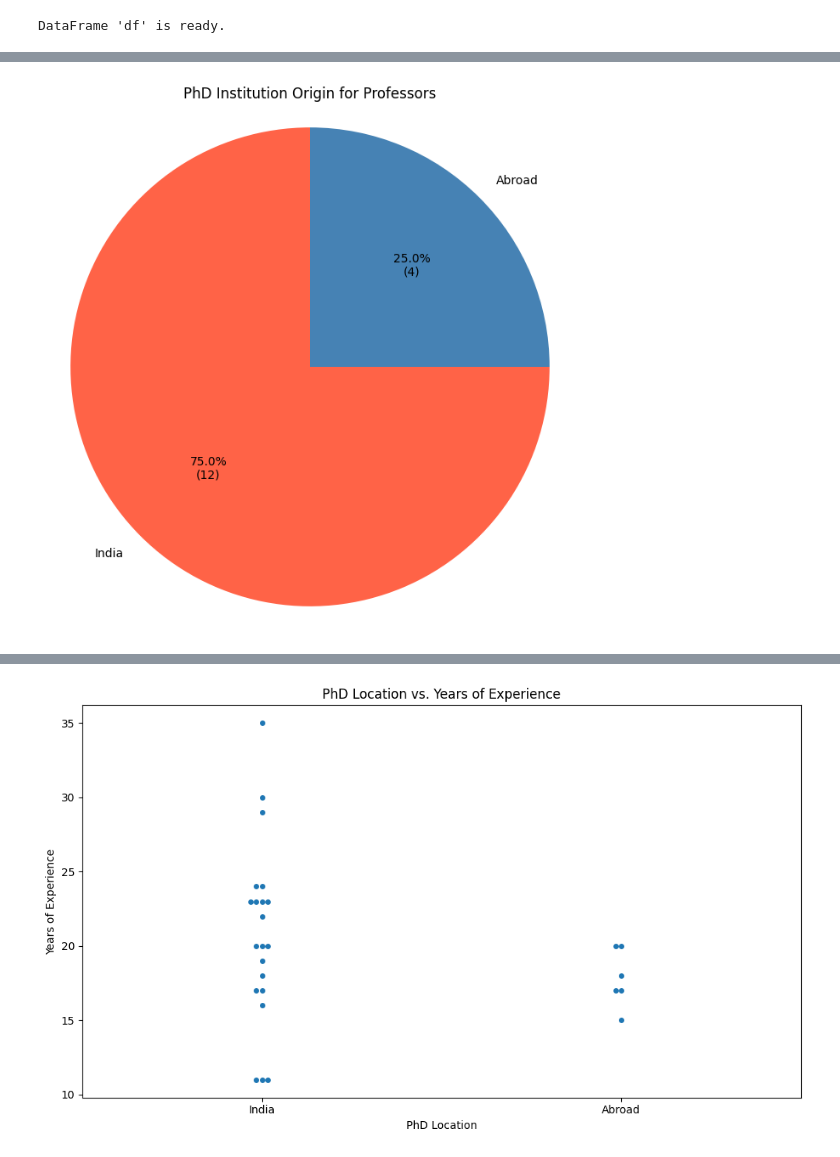
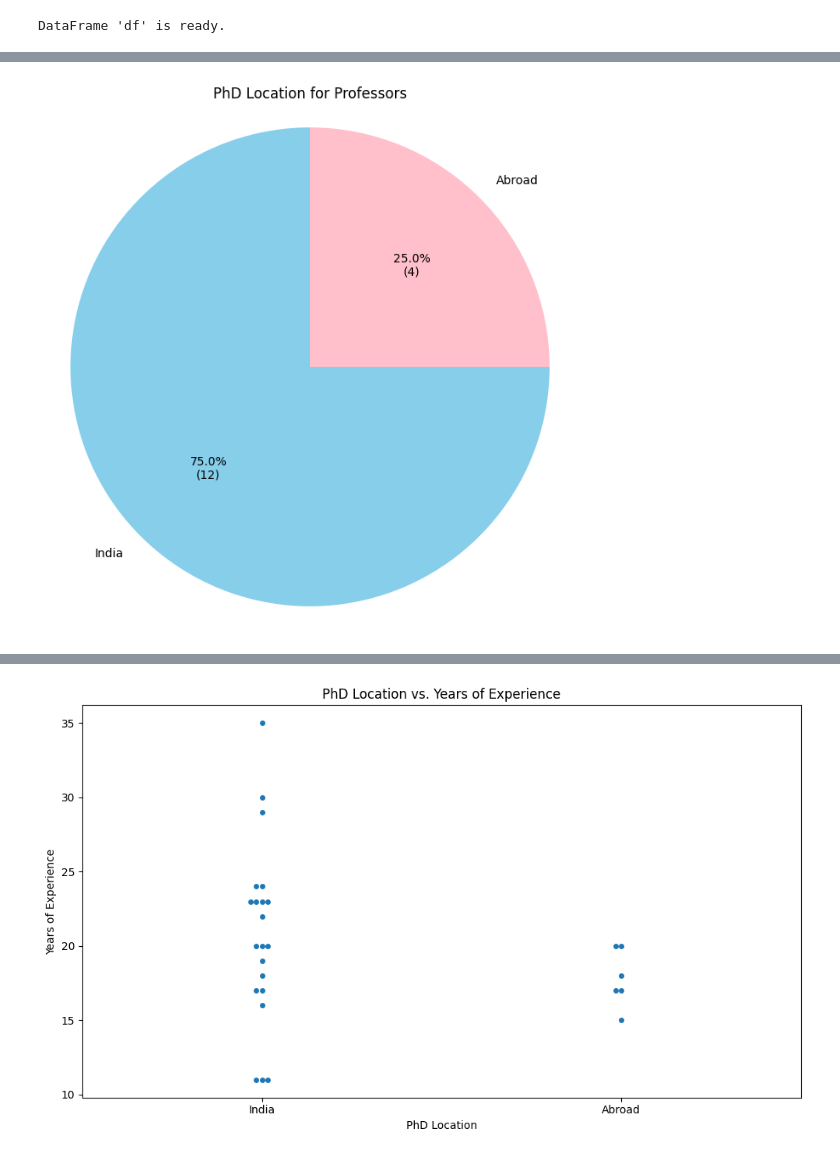
Before and after one commit to kirtikrajsp/Group12-IDC409, a Jupyter notebook: code.ipynb, the cells around one changed output, grey strips where cells are left out. Saved outputs shown, nothing was run; the diff lists cells and outputs as text; code cells hidden in the pictures.

```diff
--- a/code.ipynb
+++ b/code.ipynb
@@ -387,9 +387,12 @@ display(styleddf)
 # %%
 #SECTION 7: PIE CHART VISUALISATION
 
+
+print('PhD classification India vs Abroad - PIE CHART 1')
+
 # PhD classification India vs Abroad
+print("\nPhD Institution Counts:")
 
-print("\nPhD Institution Counts:")
     # Get the counts, store them in a variable, and print them
 phd_counts = df['PhD_Institution'].value_counts()
 print(phd_counts)
@@ -397,34 +400,35 @@ print(phd_counts)
 
 # PhD classification India vs Abroad - PIE CHART
 
-
-
-    # Get data and labels from the value counts
+# Get data and labels from the value counts
 labels = phd_counts.index
 sizes = phd_counts.values
 
-    # Create the plot
+# Create the plot
 plt.figure(figsize=(8, 8)) # Set a good size
-colors = ['#66b3ff','#99ff99'] # Add some custom colors
+colors = ['Skyblue','pink']
 
-    # Plot the pie chart with percentages
+# Plot the pie chart with percentages
 plt.pie(sizes, labels=labels, autopct=lambda pct: f'{pct:1.1f}%\n({int(round(pct/100.*sum(sizes)))})', startangle=90, colors=colors)
 
-    # Add a title
-plt.title('PhD Institution Origin (Abroad vs. India)')
+# Add a title
+plt.title('PhD Location (Abroad vs. India)')
 
-    # Ensure the pie chart is a circle
+# Ensure the pie chart is a circle
 plt.axis('equal')
 
-    # Save the plot to a file
+# Save the plot to a file
 plt.savefig("phd_institution_pie_chart.png")
 
 
-print('-----------------------------------------------------------------------------------------------------------------------------------------------------------------------')
+print('\n-----------------------------------------------------------------------------------------------------------------------------------------------------------------------')
+
+
+print('\nPosition classisfication Professors vs Assistant Professors vs Associate Professors - PIE CHART 2')
+
 
 # Position classisfication Professors vs Assistant Professors vs Associate Professors
-
-print("\nClassifying Designation...")
+print("\nClassifying Designation into Professors, Assistant Professors, Associate Professors")
 
 def classify_position(position_str):
     """
@@ -456,7 +460,6 @@ print(position_counts)
 
 # Position classisfication Professors vs Assistant Professors vs Associate Professors - PIE CHART
 
-
 # Get data and labels from the position counts
 pos_labels = position_counts.index
 pos_sizes = position_counts.values
@@ -464,7 +467,7 @@ pos_sizes = position_counts.values
 # Create the plot
 plt.figure(figsize=(8, 8)) # Set a good size
 # Define colors for the positions (you can change these)
-pos_colors = ['#ff9999','#66b3ff','#99ff99','#ffcc99']
+pos_colors = ['Skyblue','pink','yellow']
 
 # Plot the pie chart with both percentage and absolute number
 plt.pie(pos_sizes, labels=pos_labels,
@@ -478,22 +481,23 @@ plt.axis('equal')  # Ensure the pie chart is a circle
 plt.savefig("position_distribution_pie_chart.png")
 
 
-print('-----------------------------------------------------------------------------------------------------------------------------------------------------------------------')
+print('\n-----------------------------------------------------------------------------------------------------------------------------------------------------------------------')
+
+
+print('\nPhD origin: Professors India vs Abroad - PIE CHART 3')
 
 # PhD origin: Professors India vs Abroad
-
-print("\n PhD Origin for 'Professor' rank only...")
+print("\n PhD Location for 'Professor' rank only")
 
 # Filter the DataFrame for only 'Professor'
 prof_df = df[df['Position_Class'] == 'Professor']
 
 # Get and print the PhD institution counts *for this subset*
 prof_phd_counts = prof_df['PhD_Institution'].value_counts()
-print("\n'Professor' PhD Institution Counts:")
+print("\n'Professor' PhD Counts:")
 print(prof_phd_counts)
 
 # PhD origin: Professors India vs Abroad - PIE CHART
-
 
 # Get data and labels
 prof_phd_labels = prof_phd_counts.index
@@ -501,36 +505,36 @@ prof_phd_sizes = prof_phd_counts.values
 
 # Create the plot
 plt.figure(figsize=(8, 8)) # Set a good size
-prof_phd_colors = ['#ff6347','#4682b4'] # Tomato and SteelBlue
+prof_phd_colors = ['Skyblue','pink']
 
 # Plot the pie chart with both percentage and absolute number
 plt.pie(prof_phd_sizes, labels=prof_phd_labels,
         autopct=lambda pct: f'{pct:1.1f}%\n({int(round(pct/100.*sum(prof_phd_sizes)))})',
         startangle=90, colors=prof_phd_colors)
 
-plt.title('PhD Institution Origin for Professors')
+plt.title('PhD Location for Professors')
 plt.axis('equal')  # Ensure the pie chart is a circle
 
 # Save the plot to a new file
 plt.savefig("professor_phd_origin_pie_chart.png")
 
 
-print('-----------------------------------------------------------------------------------------------------------------------------------------------------------------------')
+print('\n-----------------------------------------------------------------------------------------------------------------------------------------------------------------------')
+
+print("\nPhD origin: Assistant Professors India vs Abroad - PIE CHART 4")
 
 # PhD origin: Assistant Professors India vs Abroad
-
-print("\n PhD Origin for 'Assistant Professor' rank only...")
+print("\nAnalyzing PhD Location for 'Associate Professor' rank only")
 
 # Filter the DataFrame for only 'Assistant Professor'
 astprof_df = df[df['Position_Class'] == 'Assistant Professor']
 
 # Get and print the PhD institution counts *for this subset*
 astprof_phd_counts = astprof_df['PhD_Institution'].value_counts()
-print("\n'Assistant Professor' PhD Institution Counts:")
+print("\n'Assistant Professor' PhD Counts:")
 print(astprof_phd_counts)
 
 # PhD origin: Assistant Professors India vs Abroad - PIE CHART
-
 
 # Get data and labels
 astprof_phd_labels = astprof_phd_counts.index
@@ -538,36 +542,37 @@ astprof_phd_sizes = astprof_phd_counts.values
 
 # Create the plot
 plt.figure(figsize=(8, 8)) # Set a good size
-astprof_phd_colors = ['#ff6347','#4682b4'] # Tomato and SteelBlue
+astprof_phd_colors = ['Skyblue','pink']
 
 # Plot the pie chart with both percentage and absolute number
 plt.pie(astprof_phd_sizes, labels=astprof_phd_labels,
         autopct=lambda pct: f'{pct:1.1f}%\n({int(round(pct/100.*sum(astprof_phd_sizes)))})',
         startangle=90, colors=astprof_phd_colors)
 
-plt.title('PhD Institution Origin for Assistant Professors')
+plt.title('PhD Location for Assistant Professors')
 plt.axis('equal')  # Ensure the pie chart is a circle
 
 # Save the plot to a new file
 plt.savefig("assistantprofessor_phd_origin_pie_chart.png")
 
 
-print('-----------------------------------------------------------------------------------------------------------------------------------------------------------------------')
+print('\n-----------------------------------------------------------------------------------------------------------------------------------------------------------------------')
+
+print("\nPhD Location: Associate Professors India vs Abroad - PIE CHART 5")
+
 
 # PhD origin: Associate Professors India vs Abroad
-
-print("\nAnalyzing PhD Origin for 'Associate Professor' rank only...")
+print("\nAnalyzing PhD Location for 'Associate Professor' rank only")
 
 # Filter the DataFrame for only 'Associate Professor'
 ascprof_df = df[df['Position_Class'] == 'Associate Professor']
 
 # Get and print the PhD institution counts *for this subset*
 ascprof_phd_counts = ascprof_df['PhD_Institution'].value_counts()
-print("\n'Associate Professor' PhD Institution Counts:")
+print("\n'Associate Professor' PhD Location Counts:")
 print(ascprof_phd_counts)
 
 # PhD origin: Associate Professors India vs Abroad - PIE CHART
-
 
 # Get data and labels
 ascprof_phd_labels = ascprof_phd_counts.index
@@ -575,19 +580,19 @@ ascprof_phd_sizes = ascprof_phd_counts.values
 
 # Create the plot
 plt.figure(figsize=(8, 8)) # Set a good size
-ascprof_phd_colors = ['#ff6347','#4682b4'] # Tomato and SteelBlue
+ascprof_phd_colors = ['Skyblue','pink']
 
 # Plot the pie chart with both percentage and absolute number
 plt.pie(ascprof_phd_sizes, labels=ascprof_phd_labels,
         autopct=lambda pct: f'{pct:1.1f}%\n({int(round(pct/100.*sum(ascprof_phd_sizes)))})',
         startangle=90, colors=ascprof_phd_colors)
 
-plt.title('PhD Institution Origin for Associate Professors')
-plt.axis('equal')  # Ensure the pie chart is a circle
+plt.title('PhD Location for Associate Professors')
+plt.axis('equal')  # To ensure the pie chart is a circle
 
 # Save the plot to a new file
 plt.savefig("associateprofessor_phd_origin_pie_chart.png")
 
 
-print('-----------------------------------------------------------------------------------------------------------------------------------------------------------------------')
+print('\n-----------------------------------------------------------------------------------------------------------------------------------------------------------------------')
 # %% [output]
@@ -613 +618 @@ Name: count, dtype: int64
-[figure, old version]
+[figure, new version]
```
Also changed, not shown: parts of 2 cells of this notebook.
